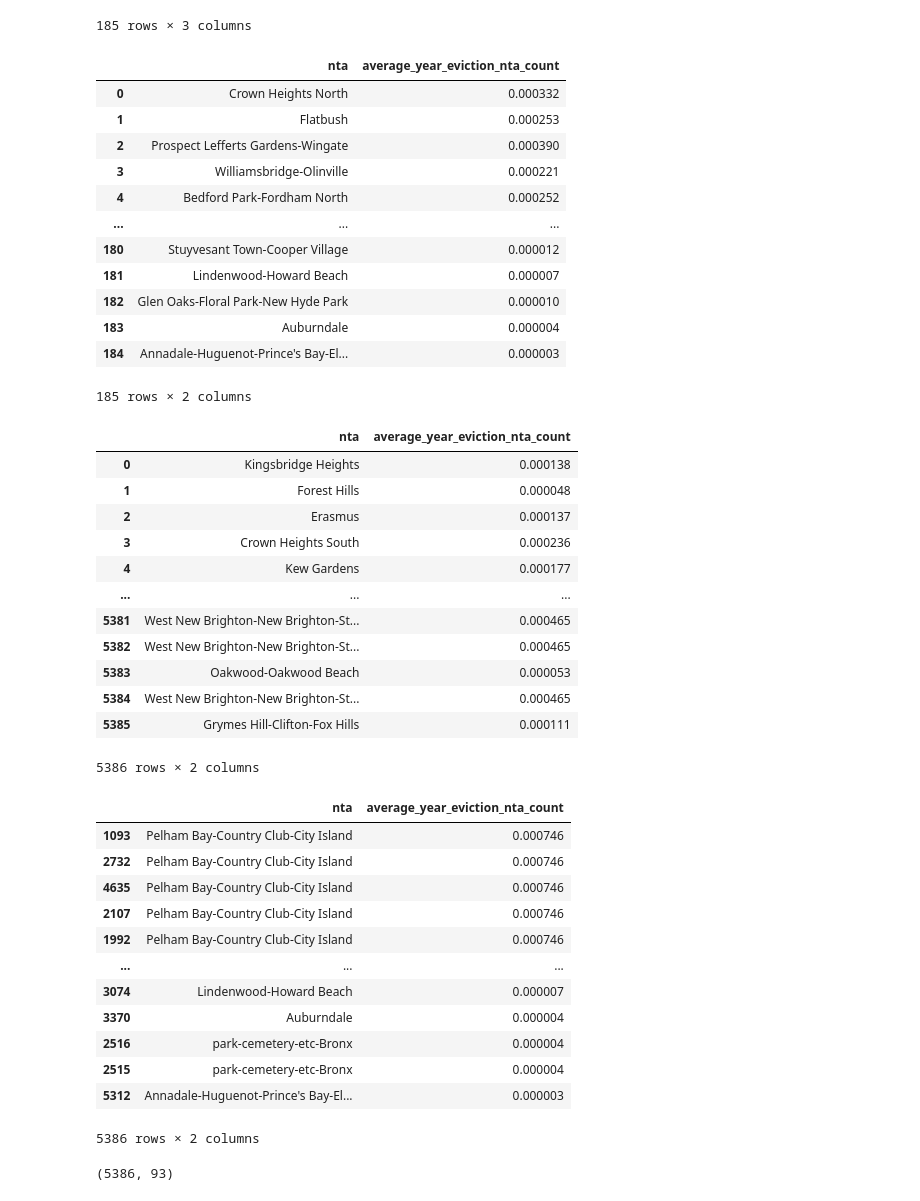
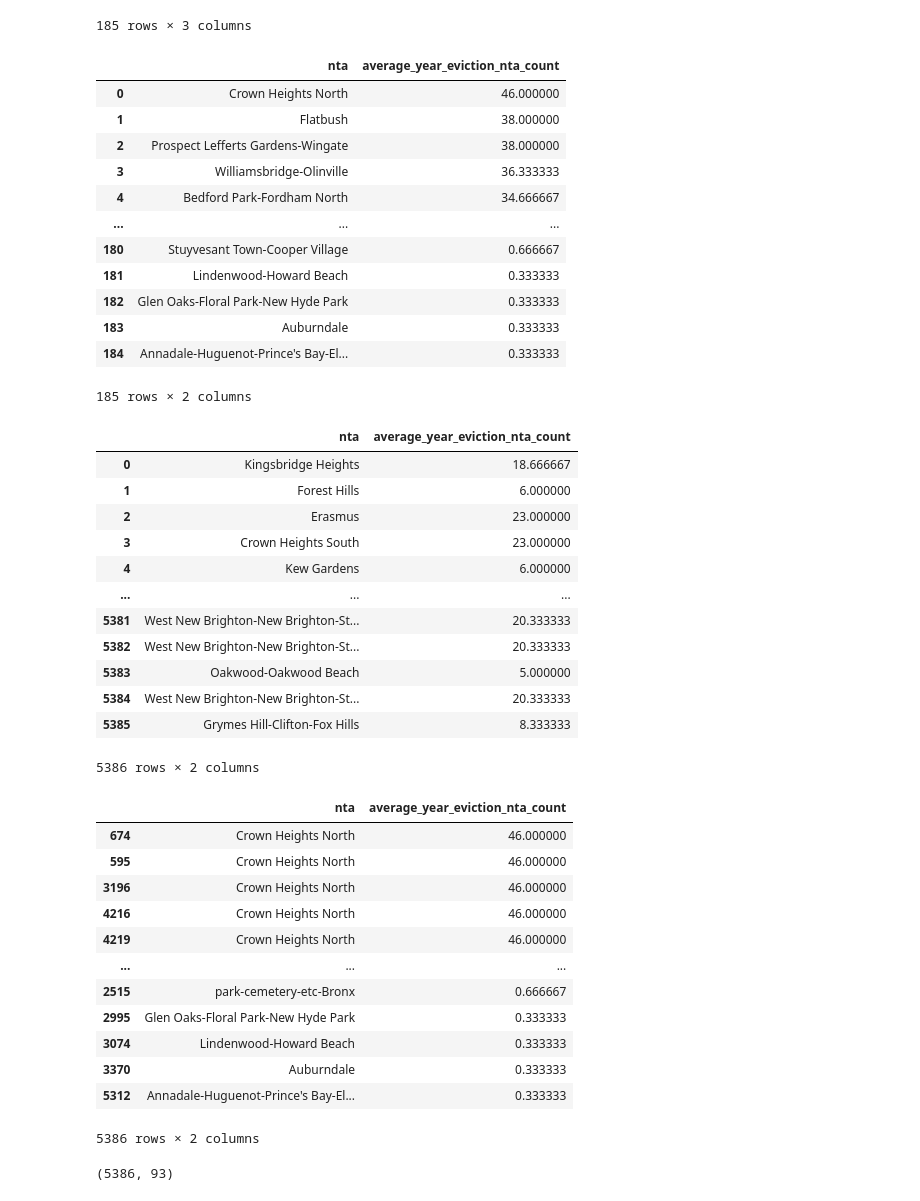
Before and after one commit to simaoalicechen/NYC_Landlord_Behavior_Analysis_Project, a Jupyter notebook: Part_2.6_merging_bbl_evictions_311_svi_mega_complete_covid.ipynb, the cells around one changed output. Cells and saved outputs as stored; diff of their text form; code cells hidden in the pictures.

```diff
--- a/Part_2.6_merging_bbl_evictions_311_svi_mega_complete_covid.ipynb
+++ b/Part_2.6_merging_bbl_evictions_311_svi_mega_complete_covid.ipynb
@@ -775,25 +775,25 @@ nta_rates
 | 184 | Annadale-Huguenot-Prince's Bay-El... | 1 | 63473.0 |
 185 rows × 3 columns
 # %%
-num_years = 5
+num_years = 3
 nta_rates['average_year_eviction_nta_count'] = (
-    nta_rates['total_evictions'] / nta_rates['e_totpop'] / num_years
+    nta_rates['total_evictions'] / num_years
 )
 nta_rates = nta_rates[['nta', 'average_year_eviction_nta_count']]
 nta_rates
 # %% [output]
 |  | nta | average_year_eviction_nta_count |
-| 0 | Crown Heights North | 0.000332 |
-| 1 | Flatbush | 0.000253 |
-| 2 | Prospect Lefferts Gardens-Wingate | 0.000390 |
-| 3 | Williamsbridge-Olinville | 0.000221 |
-| 4 | Bedford Park-Fordham North | 0.000252 |
+| 0 | Crown Heights North | 46.000000 |
+| 1 | Flatbush | 38.000000 |
+| 2 | Prospect Lefferts Gardens-Wingate | 38.000000 |
+| 3 | Williamsbridge-Olinville | 36.333333 |
+| 4 | Bedford Park-Fordham North | 34.666667 |
 | ... | ... | ... |
-| 180 | Stuyvesant Town-Cooper Village | 0.000012 |
-| 181 | Lindenwood-Howard Beach | 0.000007 |
-| 182 | Glen Oaks-Floral Park-New Hyde Park | 0.000010 |
-| 183 | Auburndale | 0.000004 |
-| 184 | Annadale-Huguenot-Prince's Bay-El... | 0.000003 |
+| 180 | Stuyvesant Town-Cooper Village | 0.666667 |
+| 181 | Lindenwood-Howard Beach | 0.333333 |
+| 182 | Glen Oaks-Floral Park-New Hyde Park | 0.333333 |
+| 183 | Auburndale | 0.333333 |
+| 184 | Annadale-Huguenot-Prince's Bay-El... | 0.333333 |
 185 rows × 2 columns
 # %%
 bbl_evictions_svi_311 = pd.merge(
@@ -806,33 +806,33 @@ bbl_evictions_svi_311 = pd.merge(
 bbl_evictions_svi_311[['nta', 'average_year_eviction_nta_count']]
 # %% [output]
 |  | nta | average_year_eviction_nta_count |
-| 0 | Kingsbridge Heights | 0.000138 |
-| 1 | Forest Hills | 0.000048 |
-| 2 | Erasmus | 0.000137 |
-| 3 | Crown Heights South | 0.000236 |
-| 4 | Kew Gardens | 0.000177 |
+| 0 | Kingsbridge Heights | 18.666667 |
+| 1 | Forest Hills | 6.000000 |
+| 2 | Erasmus | 23.000000 |
+| 3 | Crown Heights South | 23.000000 |
+| 4 | Kew Gardens | 6.000000 |
 | ... | ... | ... |
-| 5381 | West New Brighton-New Brighton-St... | 0.000465 |
-| 5382 | West New Brighton-New Brighton-St... | 0.000465 |
-| 5383 | Oakwood-Oakwood Beach | 0.000053 |
-| 5384 | West New Brighton-New Brighton-St... | 0.000465 |
-| 5385 | Grymes Hill-Clifton-Fox Hills | 0.000111 |
+| 5381 | West New Brighton-New Brighton-St... | 20.333333 |
+| 5382 | West New Brighton-New Brighton-St... | 20.333333 |
+| 5383 | Oakwood-Oakwood Beach | 5.000000 |
+| 5384 | West New Brighton-New Brighton-St... | 20.333333 |
+| 5385 | Grymes Hill-Clifton-Fox Hills | 8.333333 |
 5386 rows × 2 columns
 # %%
 bbl_evictions_svi_311[['nta', 'average_year_eviction_nta_count']].sort_values('average_year_eviction_nta_count', ascending=False)
 # %% [output]
 |  | nta | average_year_eviction_nta_count |
-| 1093 | Pelham Bay-Country Club-City Island | 0.000746 |
-| 2732 | Pelham Bay-Country Club-City Island | 0.000746 |
-| 4635 | Pelham Bay-Country Club-City Island | 0.000746 |
-| 2107 | Pelham Bay-Country Club-City Island | 0.000746 |
-| 1992 | Pelham Bay-Country Club-City Island | 0.000746 |
+| 674 | Crown Heights North | 46.000000 |
+| 595 | Crown Heights North | 46.000000 |
+| 3196 | Crown Heights North | 46.000000 |
+| 4216 | Crown Heights North | 46.000000 |
+| 4219 | Crown Heights North | 46.000000 |
 | ... | ... | ... |
-| 3074 | Lindenwood-Howard Beach | 0.000007 |
-| 3370 | Auburndale | 0.000004 |
-| 2516 | park-cemetery-etc-Bronx | 0.000004 |
-| 2515 | park-cemetery-etc-Bronx | 0.000004 |
-| 5312 | Annadale-Huguenot-Prince's Bay-El... | 0.000003 |
+| 2515 | park-cemetery-etc-Bronx | 0.666667 |
+| 2995 | Glen Oaks-Floral Park-New Hyde Park | 0.333333 |
+| 3074 | Lindenwood-Howard Beach | 0.333333 |
+| 3370 | Auburndale | 0.333333 |
+| 5312 | Annadale-Huguenot-Prince's Bay-El... | 0.333333 |
 5386 rows × 2 columns
 # %%
 bbl_evictions_svi_311.shape
```
Also changed, not shown: 1 other file.
